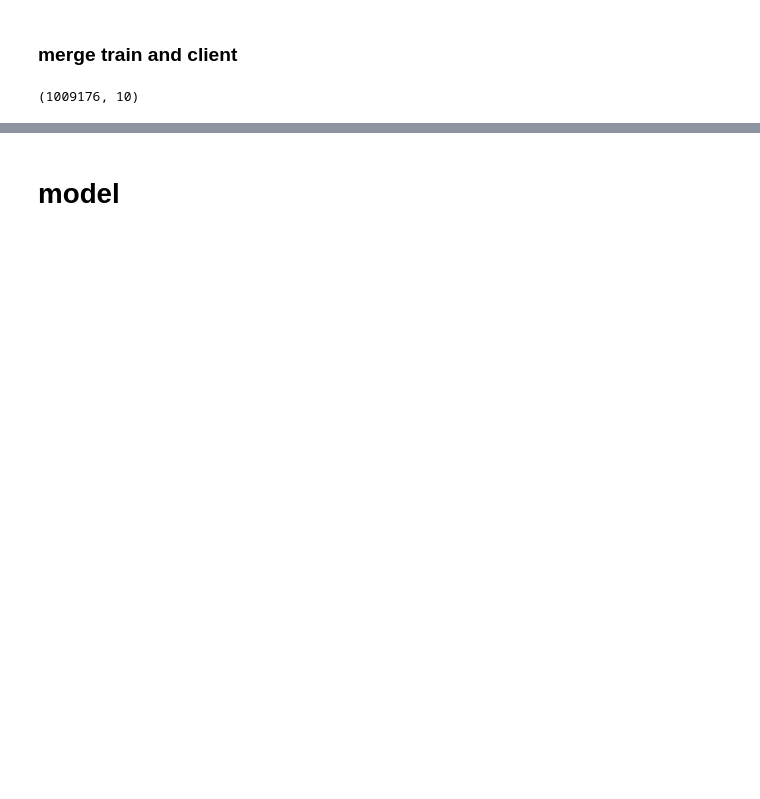
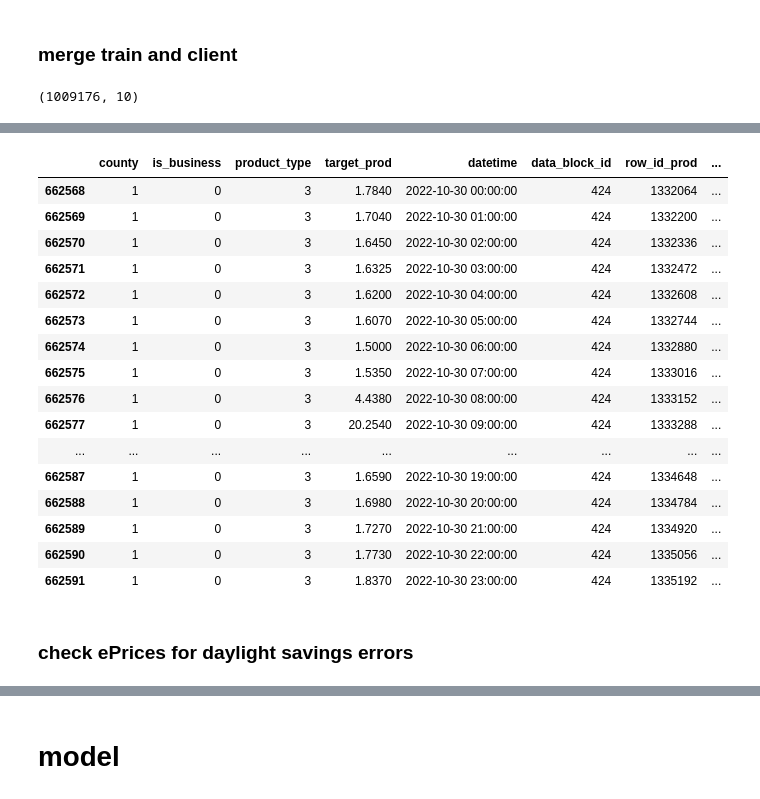
Before and after one commit to matze21/predictEnegyCons, a Jupyter notebook: jupyters/model_architecture_study/time_independent_customer_based.ipynb, the cells around one changed output, grey strips where cells are left out. Saved outputs shown, nothing was run; the diff lists cells and outputs as text; code cells hidden in the pictures; blank space fills up the shorter version.

```diff
--- a/jupyters/model_architecture_study/time_independent_customer_based.ipynb
+++ b/jupyters/model_architecture_study/time_independent_customer_based.ipynb
@@ -134,0 +173,2 @@ clientsTime['ind_customer_id'] = list(map(pair_index_dict.get, zip(clientsTime['
+# %%
+clientsTime = clientsTime.interpolate()
@@ -169,0 +207,24 @@ Name: count, dtype: int64
+# %%
+clientsTime.loc[(clientsTime.county == 1) & (clientsTime.data_block_id == 424) &(clientsTime.prediction_unit_id == 7)]#.interpolate()
+#207 spring day light saving, clocks turned forward (skipped 3-4 am)
+#424 autum daylight saving, clocks turned backwards (3-4 twice)
+# %% [output]
+|  | county | is_business | product_type | target_prod | datetime | data_block_id | row_id_prod | ... |
+| 662568 | 1 | 0 | 3 | 1.7840 | 2022-10-30 00:00:00 | 424 | 1332064 | ... |
+| 662569 | 1 | 0 | 3 | 1.7040 | 2022-10-30 01:00:00 | 424 | 1332200 | ... |
+| 662570 | 1 | 0 | 3 | 1.6450 | 2022-10-30 02:00:00 | 424 | 1332336 | ... |
+| 662571 | 1 | 0 | 3 | 1.6325 | 2022-10-30 03:00:00 | 424 | 1332472 | ... |
+| 662572 | 1 | 0 | 3 | 1.6200 | 2022-10-30 04:00:00 | 424 | 1332608 | ... |
+| 662573 | 1 | 0 | 3 | 1.6070 | 2022-10-30 05:00:00 | 424 | 1332744 | ... |
+| 662574 | 1 | 0 | 3 | 1.5000 | 2022-10-30 06:00:00 | 424 | 1332880 | ... |
+| 662575 | 1 | 0 | 3 | 1.5350 | 2022-10-30 07:00:00 | 424 | 1333016 | ... |
+| 662576 | 1 | 0 | 3 | 4.4380 | 2022-10-30 08:00:00 | 424 | 1333152 | ... |
+| 662577 | 1 | 0 | 3 | 20.2540 | 2022-10-30 09:00:00 | 424 | 1333288 | ... |
+| ... | ... | ... | ... | ... | ... | ... | ... | ... |
+| 662587 | 1 | 0 | 3 | 1.6590 | 2022-10-30 19:00:00 | 424 | 1334648 | ... |
+| 662588 | 1 | 0 | 3 | 1.6980 | 2022-10-30 20:00:00 | 424 | 1334784 | ... |
+| 662589 | 1 | 0 | 3 | 1.7270 | 2022-10-30 21:00:00 | 424 | 1334920 | ... |
+| 662590 | 1 | 0 | 3 | 1.7730 | 2022-10-30 22:00:00 | 424 | 1335056 | ... |
+| 662591 | 1 | 0 | 3 | 1.8370 | 2022-10-30 23:00:00 | 424 | 1335192 | ... |
+# %% [markdown]
+### check ePrices for daylight savings errors
```
Also changed, not shown: parts of 43 cells of this notebook.
